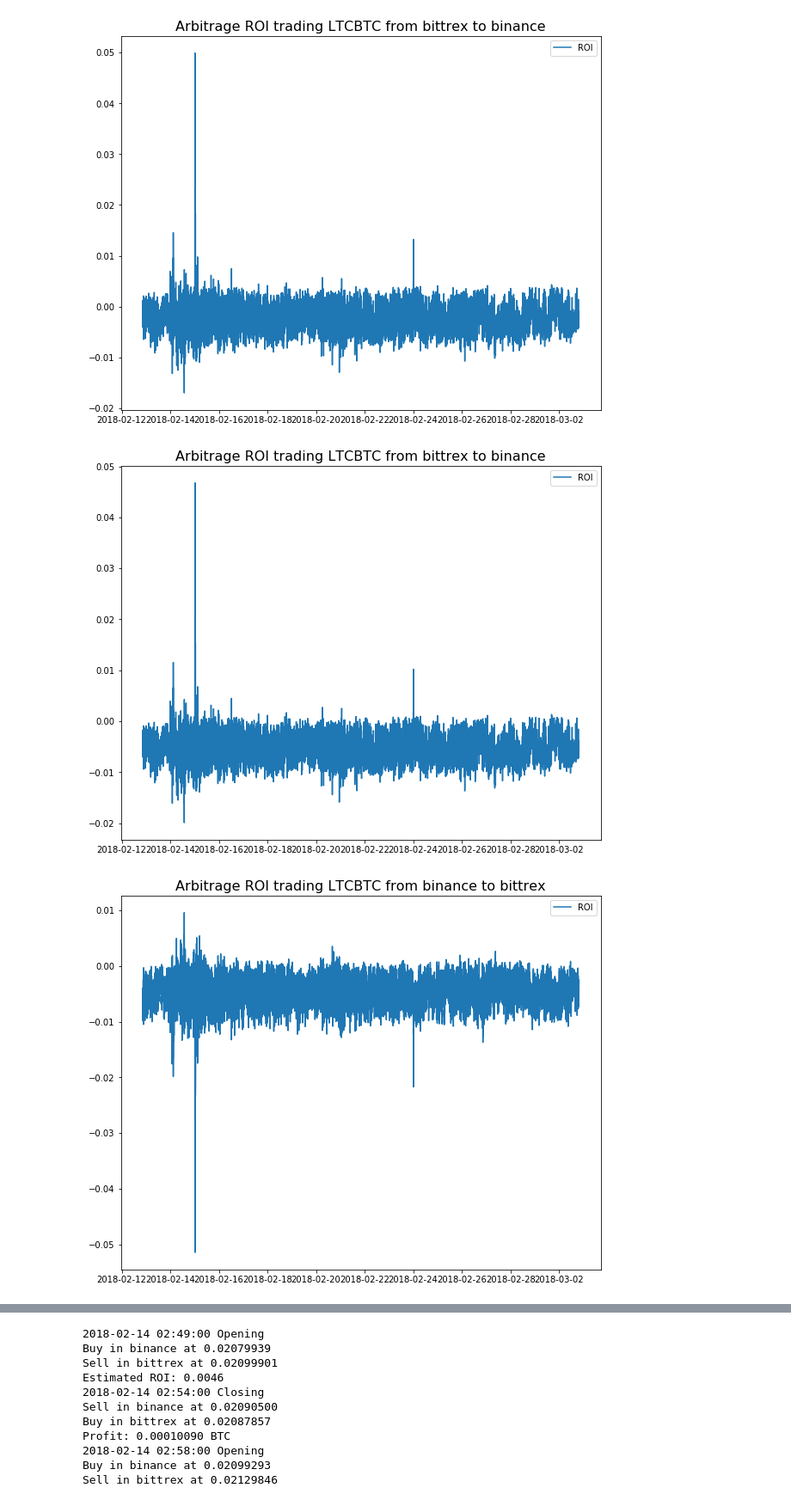
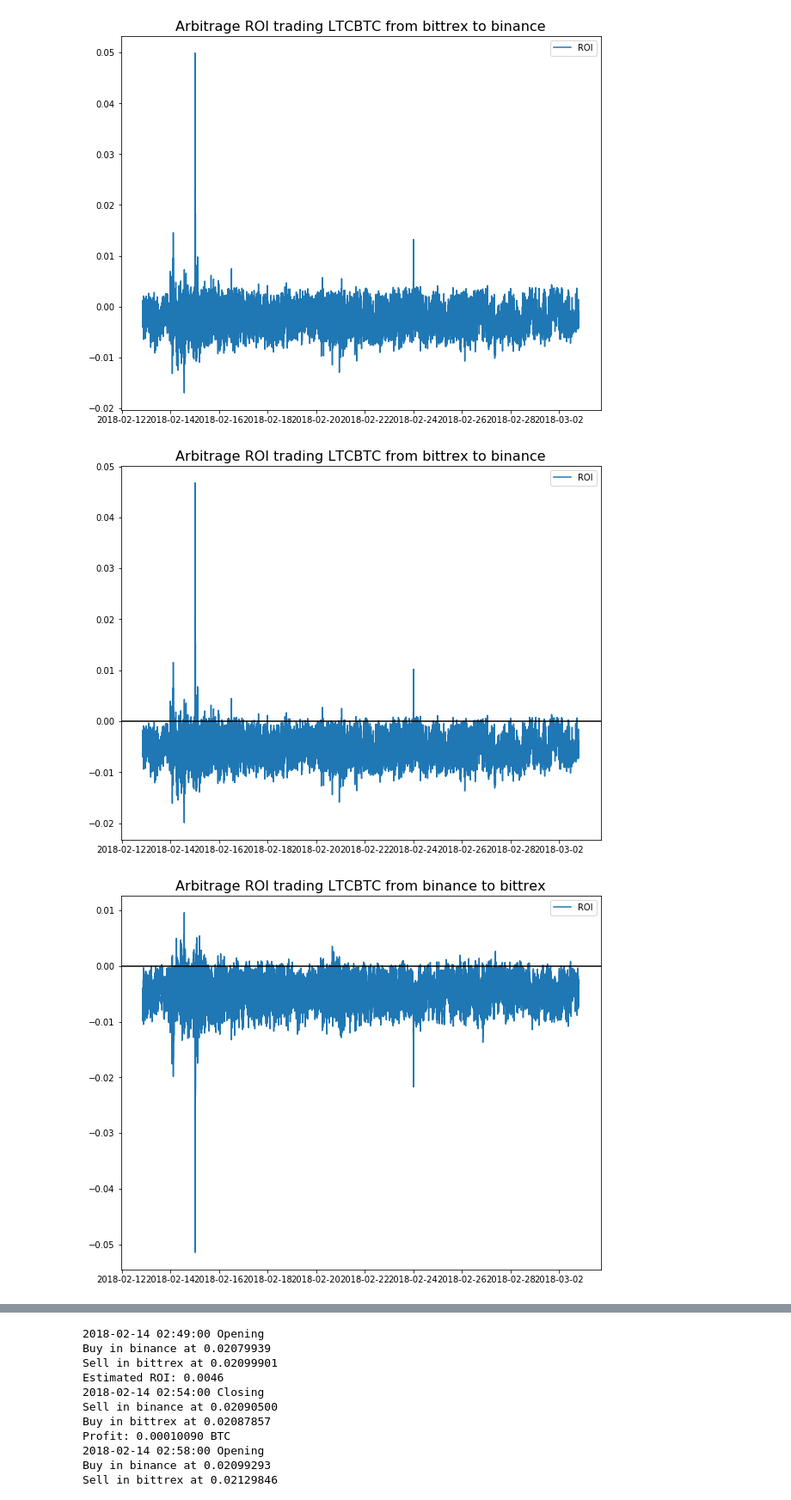
Before and after one commit to fedecaccia/finance_articles, a Jupyter notebook: pair_trading/how-to-really-profit-from-arbitrage-opportunities.ipynb, the cells around one changed output, grey strips where cells are left out. Shown: that part at 86% size. Cells and saved outputs as stored; diff of their text form; code cells hidden in the pictures.

```diff
--- a/pair_trading/how-to-really-profit-from-arbitrage-opportunities.ipynb
+++ b/pair_trading/how-to-really-profit-from-arbitrage-opportunities.ipynb
@@ -74,16 +88,18 @@ plt.figure(num=1, figsize=(10,8))
 plt.title("Arbitrage ROI trading "+symbol+" from "+exchange1+" to "+exchange2, fontsize=16)
 diff = pair1["bid"]*(1-pair1_fee)-pair2["ask"]*(1+pair2_fee)
 plt.plot(diff/pair2["ask"], label="ROI")
+plt.axhline(y=0, color="black")
 plt.legend()
 plt.show()
 # %% [output]
-[figure, old version]
+[figure, new version]
 # %%
 plt.figure(num=1, figsize=(10,8))
 plt.title("Arbitrage ROI trading "+symbol+" from "+exchange2+" to "+exchange1, fontsize=16)
 diff = pair2["bid"]*(1-pair2_fee)-pair1["ask"]*(1+pair1_fee)
 plt.plot(diff/pair1["ask"], label="ROI")
+plt.axhline(y=0, color="black")
 plt.legend()
 plt.show()
 # %% [output]
-[figure, old version]
+[figure, new version]
```
Also changed, not shown: parts of 6 cells of this notebook, 9 other files.
